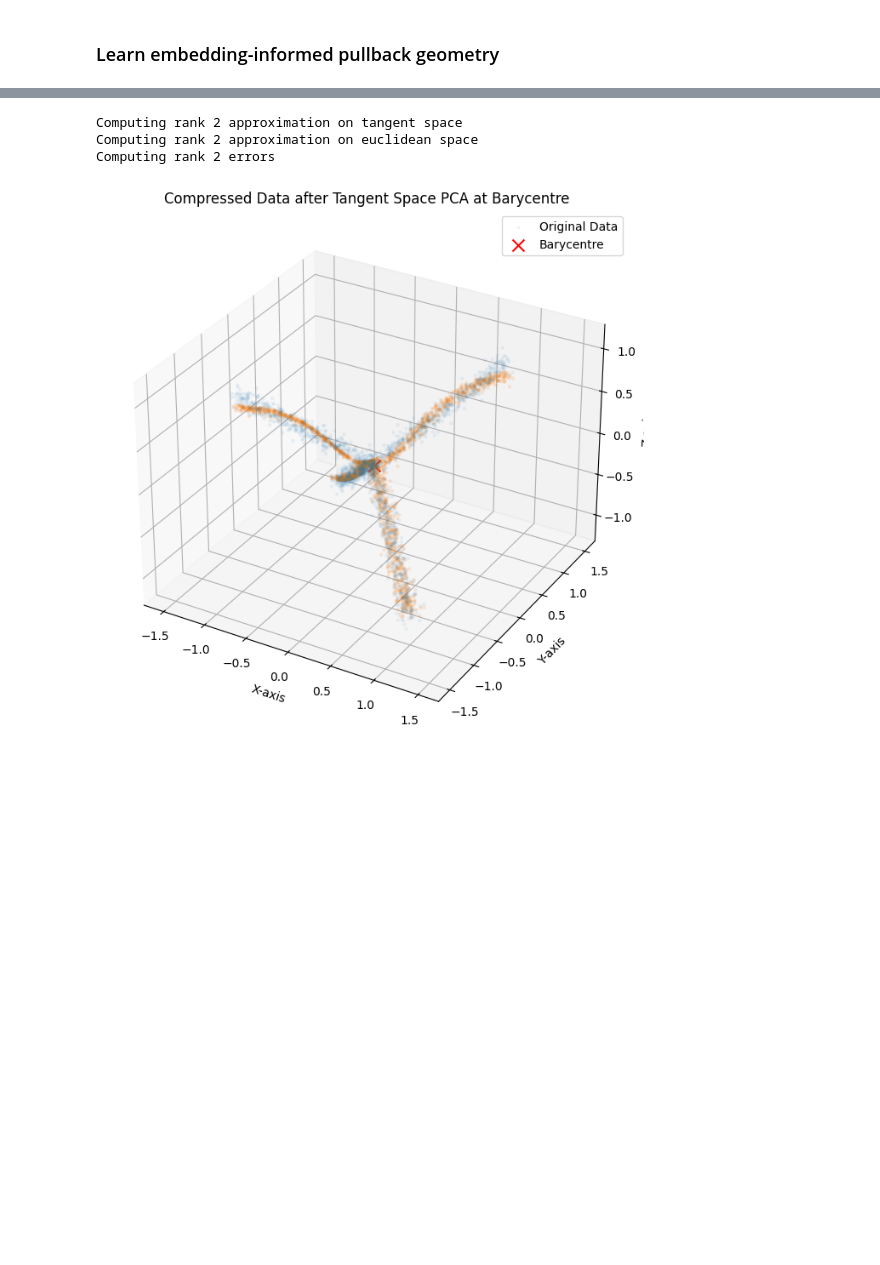
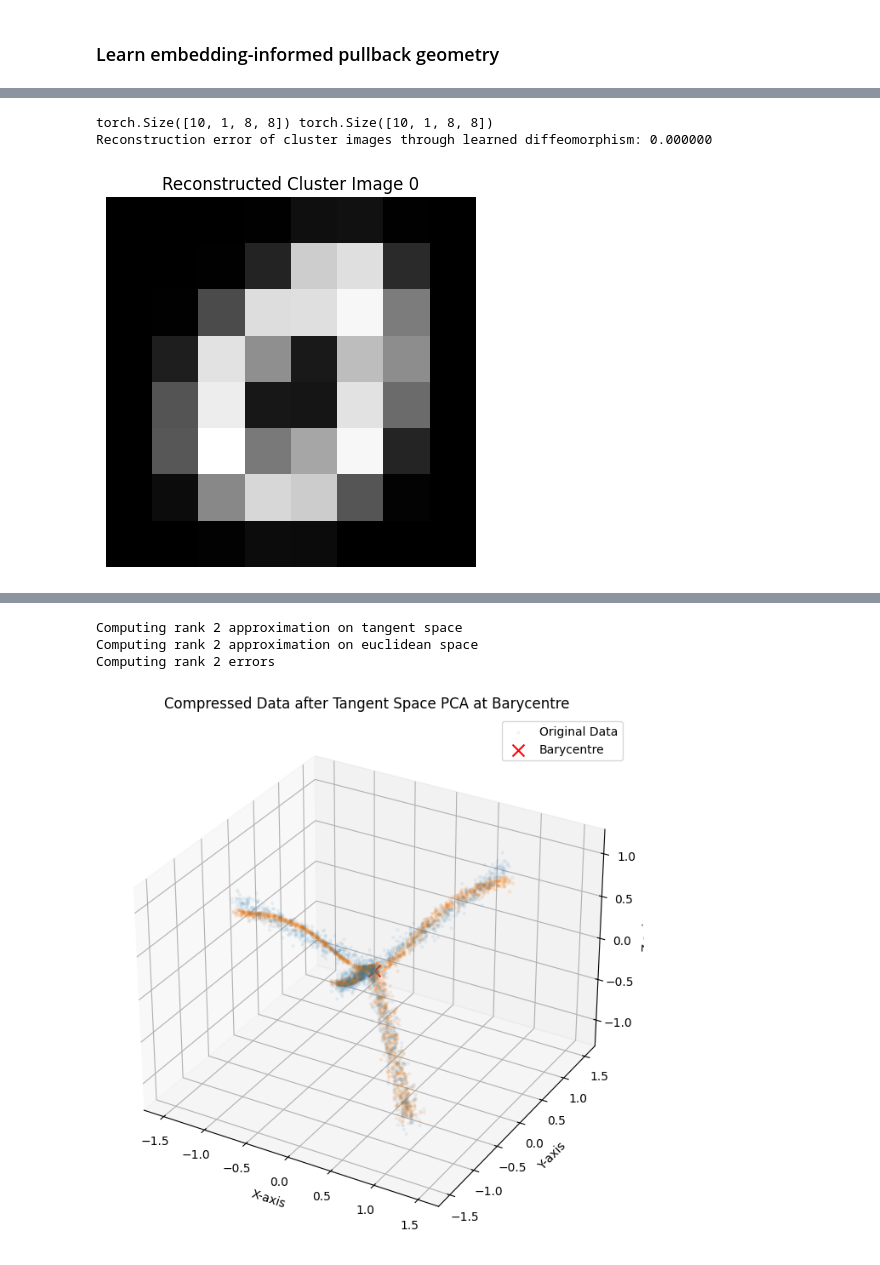
Before and after one commit to wdiepeveen/Riemannian-Archetypal-Analysis, a Jupyter notebook: mnist_gme_hyperbolic.ipynb, the cells around one changed output, grey strips where cells are left out. Cells and saved outputs as stored; diff of their text form; code cells hidden in the pictures; blank space fills up the shorter version.

```diff
--- a/mnist_gme_hyperbolic.ipynb
+++ b/mnist_gme_hyperbolic.ipynb
@@ -418,0 +353,20 @@ manifold = HyperbolicdPullbackVectorEuclidean(hgme_nflow.phi)
+# %%
+# debug diffeomorphism
+with torch.no_grad():
+    mapped_cluster_images = hgme_nflow.phi(cluster_images)
+    rec_cluster_images = hgme_nflow.phi.inverse(mapped_cluster_images)
+
+print(cluster_images.shape, rec_cluster_images.shape)
+
+# print reconstruction error
+reconstruction_error = torch.norm((cluster_images - rec_cluster_images).reshape(10,-1), dim=1).mean().item()
+print(f"Reconstruction error of cluster images through learned diffeomorphism: {reconstruction_error:.6f}")
+
+plt.imshow(rec_cluster_images[0].squeeze().cpu(), cmap='gray')
+plt.title("Reconstructed Cluster Image 0")
+plt.axis('off')
+plt.show()
+# %% [output]
+torch.Size([10, 1, 8, 8]) torch.Size([10, 1, 8, 8])
+Reconstruction error of cluster images through learned diffeomorphism: 0.000000
+[figure, added]
```
Also changed, not shown: parts of 13 cells of this notebook, 29 other files.
